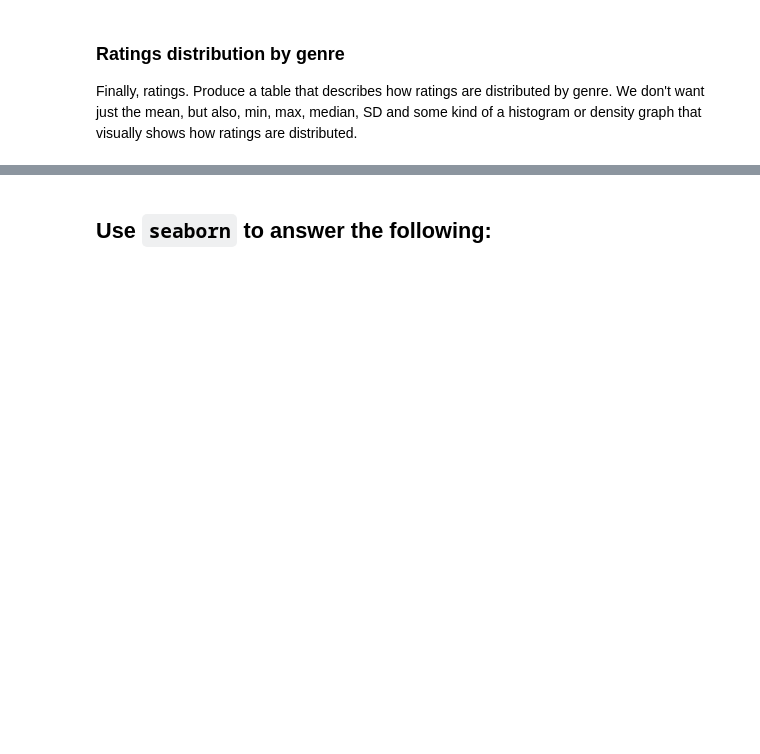
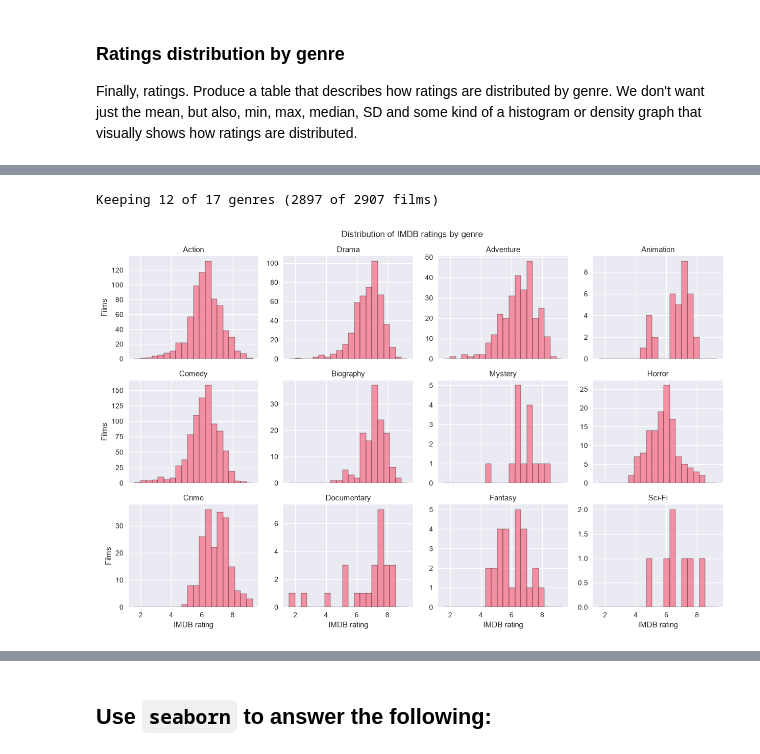
Before and after one commit to mkzung/am01-homework1, a Jupyter notebook: maksim-gorbuk-homework1.ipynb, the cells around one changed output, grey strips where cells are left out. Drawn from its saved outputs; the diff is of its cells as text; code cells hidden in the pictures; blank space fills up the shorter version.

```diff
--- a/maksim-gorbuk-homework1.ipynb
+++ b/maksim-gorbuk-homework1.ipynb
@@ -153,7 +339,31 @@ Finally, ratings. Produce a table that describes how ratings are distributed by
 # %%
 # Histogram of ratings by genre
 
-# filter for genres that have at least 5 movies
+# Filter for genres that have at least 5 movies: a density curve drawn through
+# one or two points describes nothing.
+genre_sizes = movies_clean["genre"].value_counts()
+big_genres = genre_sizes[genre_sizes >= 5].index
 
+ratings_plot_data = movies_clean[movies_clean["genre"].isin(big_genres)]
+print(f"Keeping {len(big_genres)} of {len(genre_sizes)} genres "
+      f"({len(ratings_plot_data)} of {len(movies_clean)} films)")
 
-# plot all the histograms together instead of one after another, using seaborn's facet grid
+# Plot all the histograms together instead of one after another, using
+# seaborn's FacetGrid via displot.
+g = sns.displot(
+    data=ratings_plot_data,
+    x="rating",
+    col="genre",
+    col_wrap=4,
+    bins=20,
+    height=2.6,
+    aspect=1.2,
+    facet_kws={"sharey": False},   # genres differ hugely in size
+)
+g.set_titles("{col_name}")
+g.set_axis_labels("IMDB rating", "Films")
+g.figure.suptitle("Distribution of IMDB ratings by genre", y=1.02)
+plt.show()
+# %% [output]
+Keeping 12 of 17 genres (2897 of 2907 films)
+[figure, added]
```
Also changed, not shown: parts of 20 cells of this notebook, 2 other files.
